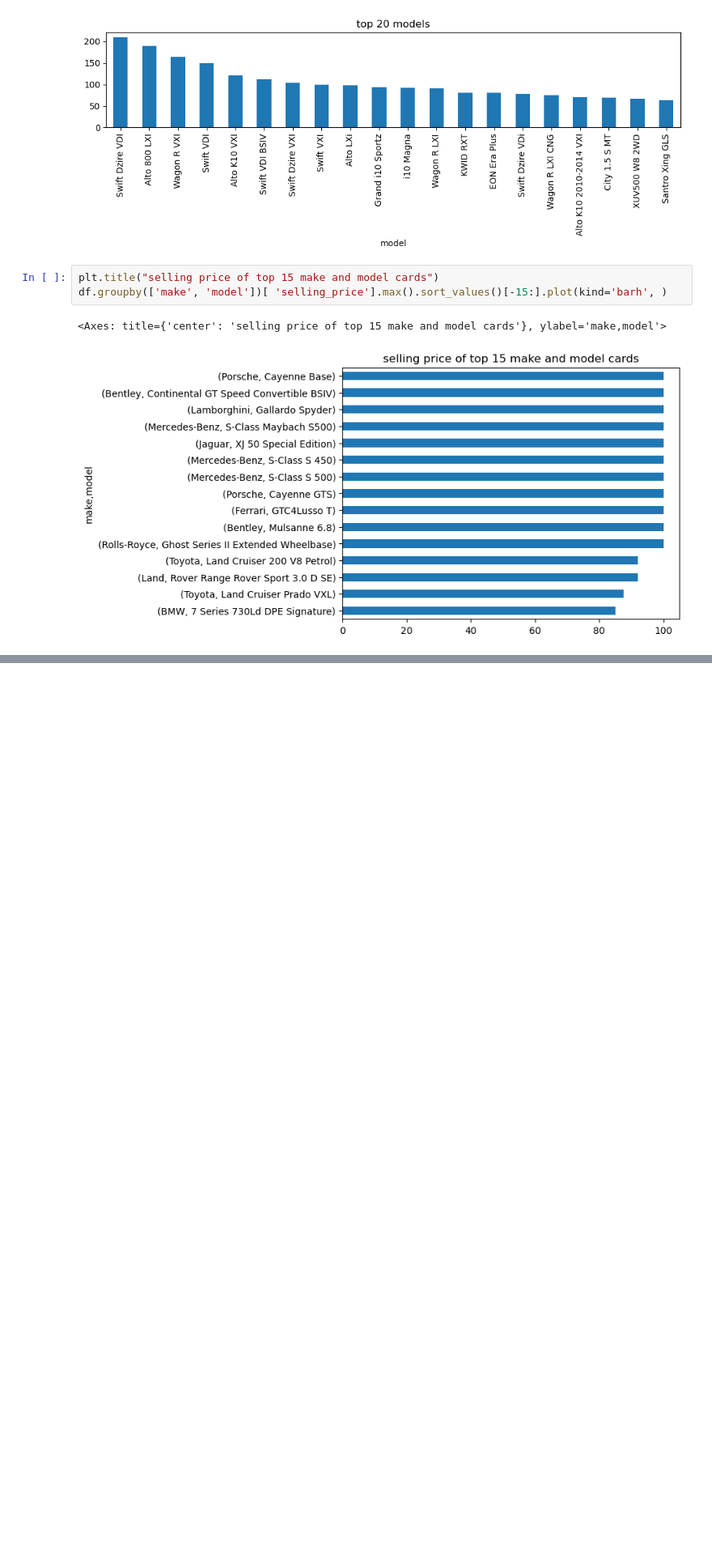
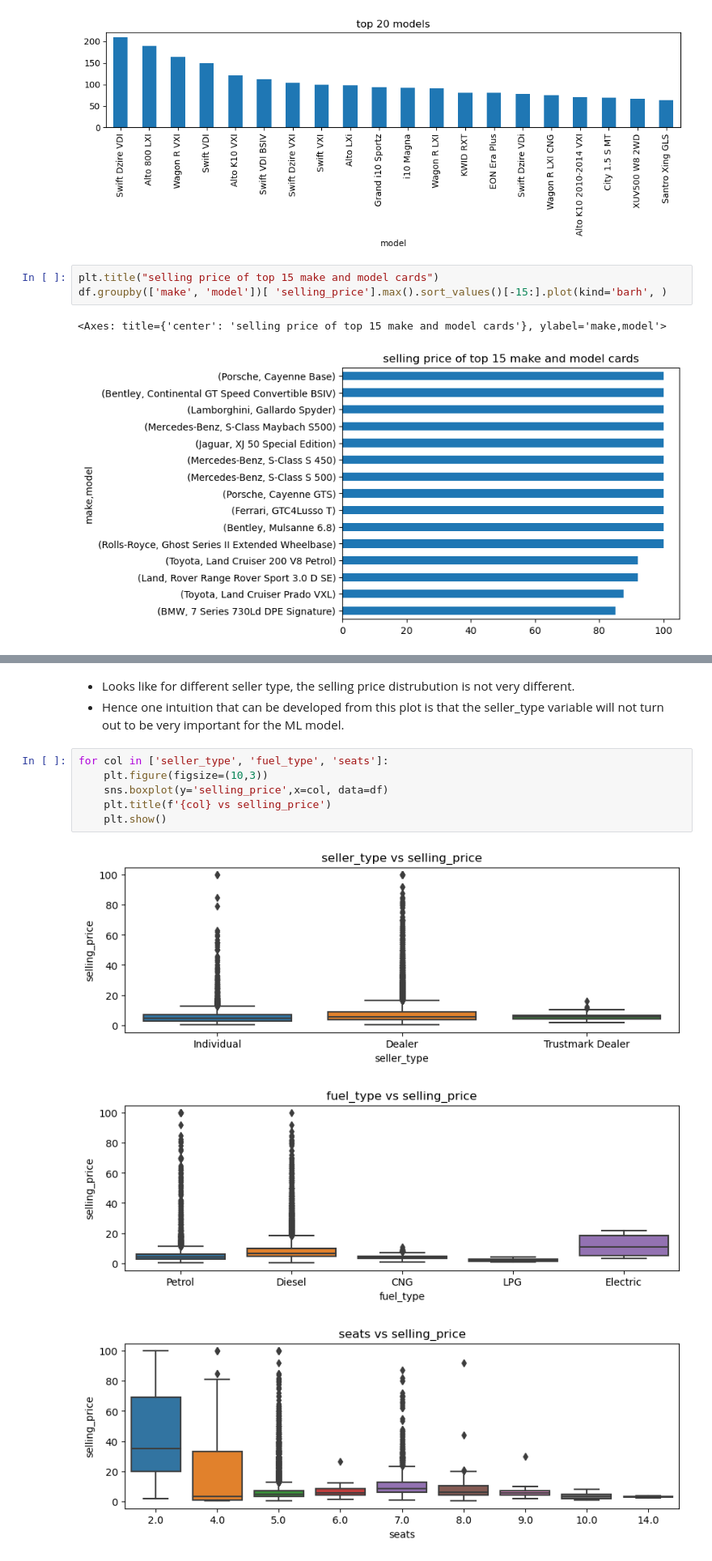
Before and after one commit to UpendraSinghRathore85/ML-Projects-Python, a Jupyter notebook: LinearRegression/01 cars24_eda .ipynb, the cells around one changed output, grey strips where cells are left out. Shown at 81% size. Drawn from its saved outputs; the diff is of its cells as text; blank space fills up the shorter version.

```diff
--- a/LinearRegression/cars24_eda.ipynb
+++ b/LinearRegression/01 cars24_eda .ipynb
@@ -212,0 +220,13 @@ df.groupby(['make', 'model'])[ 'selling_price'].max().sort_values()[-15:].plot(k
+# %% [markdown]
+* Looks like for different seller type, the selling price distrubution is not very different.
+* Hence one intuition that can be developed from this plot is that the seller_type variable will not turn out to be very important for the ML model.
+# %%
+for col in ['seller_type', 'fuel_type', 'seats']:
+    plt.figure(figsize=(10,3))
+    sns.boxplot(y='selling_price',x=col, data=df)
+    plt.title(f'{col} vs selling_price')
+    plt.show()
+# %% [output]
+[figure, added]
+[figure, added]
+[figure, added]
```
Also changed, not shown: parts of 18 cells of this notebook, 1 other file.
